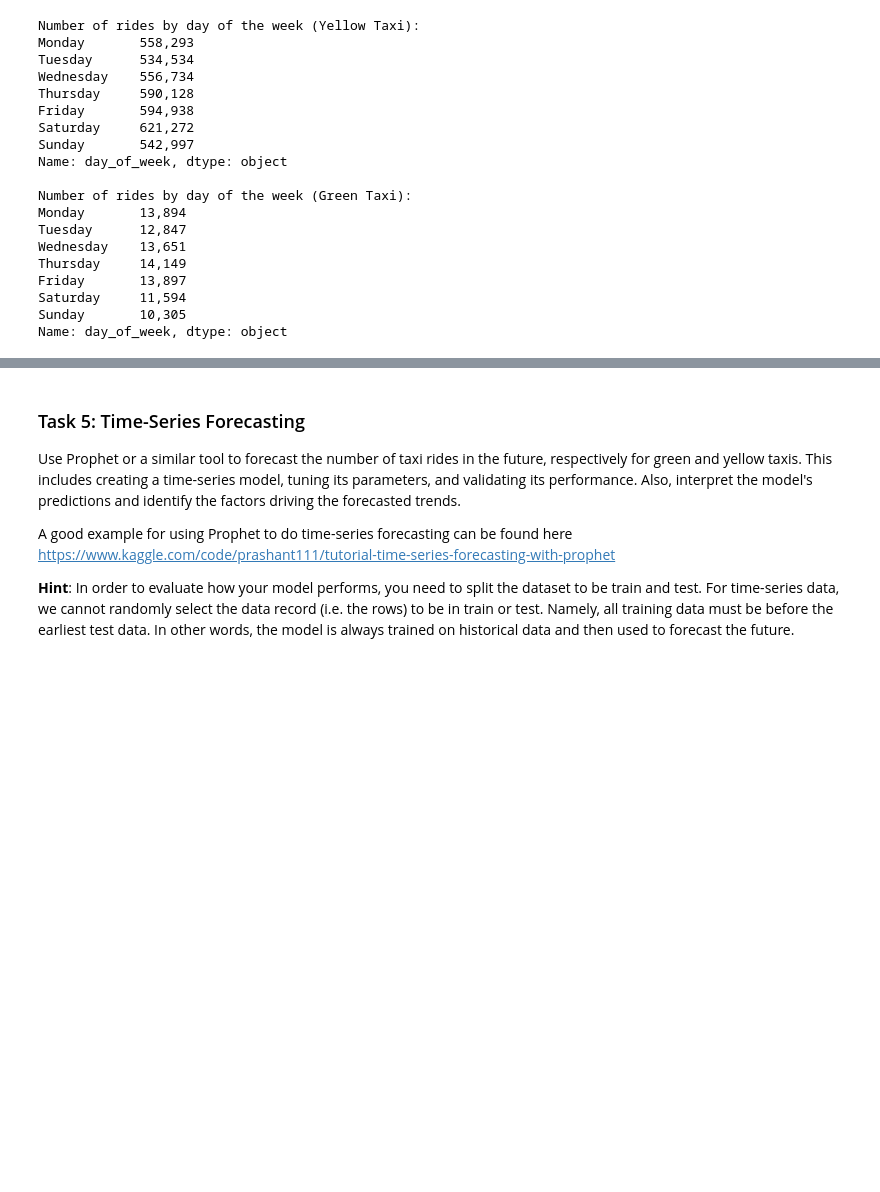
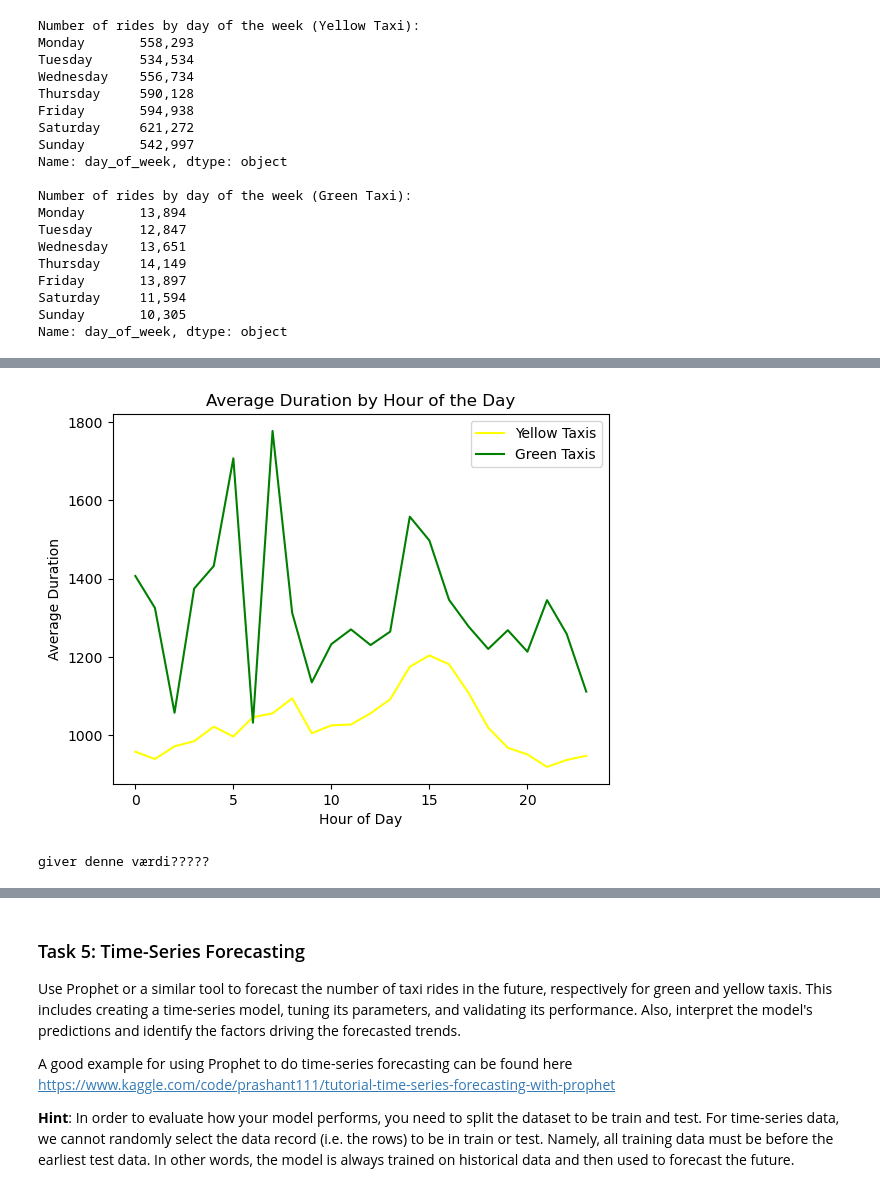
Before and after one commit to fred248h/62444-DVA, a Jupyter notebook: 4.ipynb, the cells around one changed output, grey strips where cells are left out. Saved outputs shown, nothing was run; the diff lists cells and outputs as text; code cells hidden in the pictures; blank space fills up the shorter version.

```diff
--- a/4.ipynb
+++ b/4.ipynb
@@ -677,0 +687,23 @@ FLERE MÅNEDER HER VILLE HAVE VÆRET BEDRE, især når vi også laver forecast,
+# %%
+# Analyze the average duration by hour of the day for yellow taxis
+avg_duration_by_hour_yellow = df_yellow.groupby(df_yellow['tpep_pickup_datetime'].dt.hour)['trip_duration'].mean()
+
+# Analyze the average duration by hour of the day for green taxis
+avg_duration_by_hour_green = df_green.groupby(df_green['lpep_pickup_datetime'].dt.hour)['trip_duration'].mean()
+
+# Create a line plot to visualize the average duration by hour of the day for both yellow and green taxis
+plt.plot(avg_duration_by_hour_yellow.index, avg_duration_by_hour_yellow.values, color='yellow', label='Yellow Taxis')
+plt.plot(avg_duration_by_hour_green.index, avg_duration_by_hour_green.values, color='green', label='Green Taxis')
+
+plt.xlabel('Hour of Day')
+plt.ylabel('Average Duration')
+plt.title('Average Duration by Hour of the Day')
+plt.legend()
+
+plt.show()
+# %% [output]
+[figure, added]
+# %%
+print('giver denne værdi?????')
+# %% [output]
+giver denne værdi?????
```
Also changed, not shown: parts of 18 cells of this notebook.
